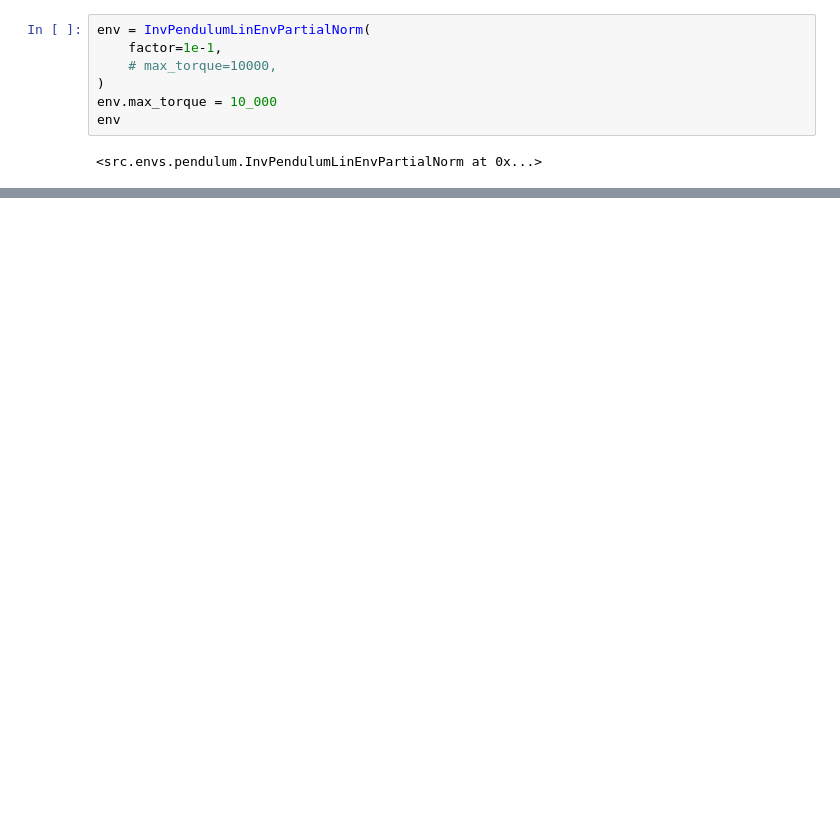
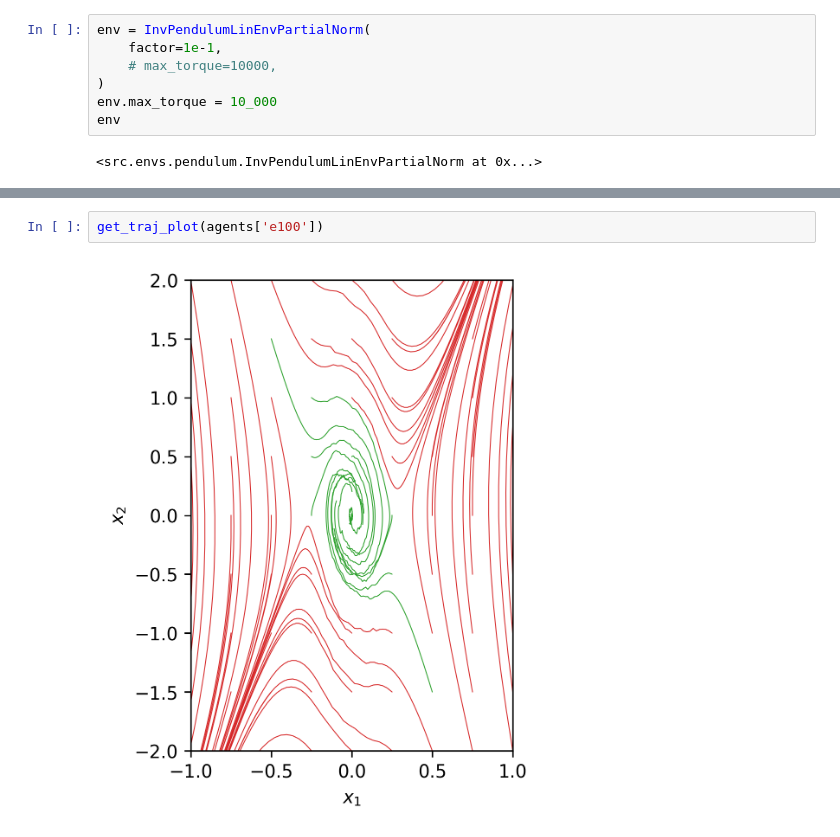
Before and after one commit to hunter-heidenreich/IQCRNN-PyTorch, a Jupyter notebook: notebooks/Pendulum-Trajectories.ipynb, the cells around one changed output, grey strips where cells are left out. Saved outputs shown, nothing was run; the diff lists cells and outputs as text; blank space fills up the shorter version.

```diff
--- a/notebooks/Pendulum-Trajectories.ipynb
+++ b/notebooks/Pendulum-Trajectories.ipynb
@@ -134,0 +71,4 @@ tensor([[-0.0104]])
+# %%
+get_traj_plot(agents['e100'])
+# %% [output]
+[figure, added]
```
Also changed, not shown: parts of 13 cells of this notebook, 5 other files.
